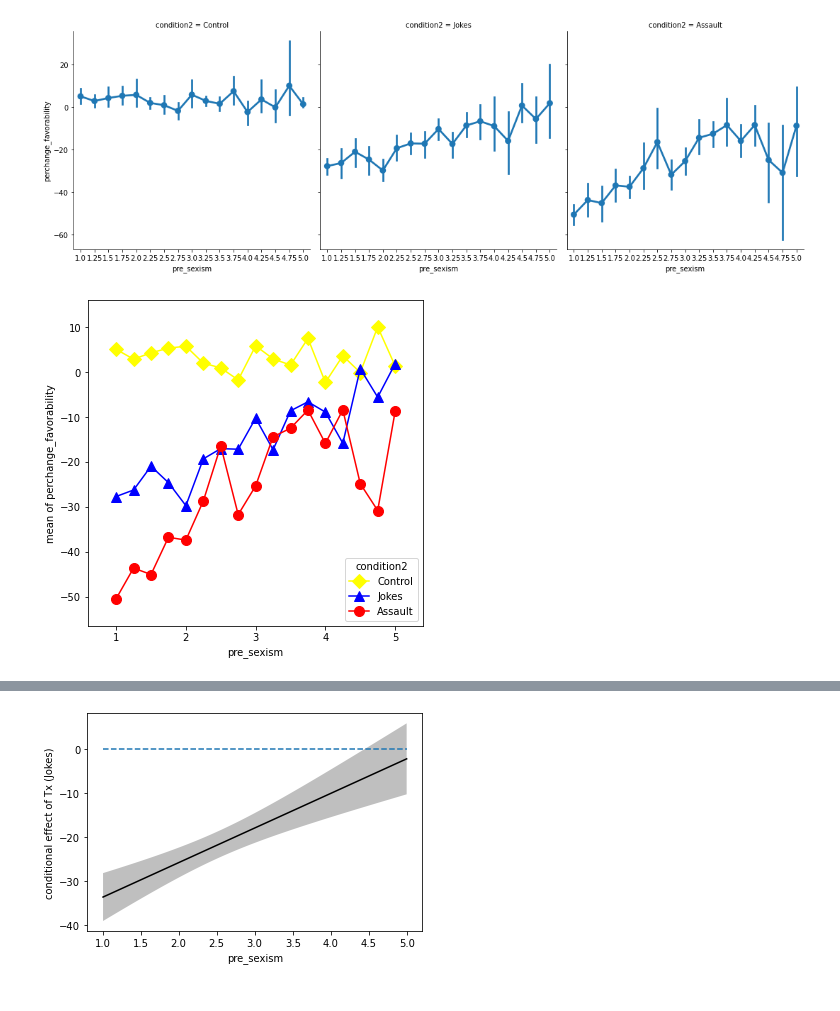
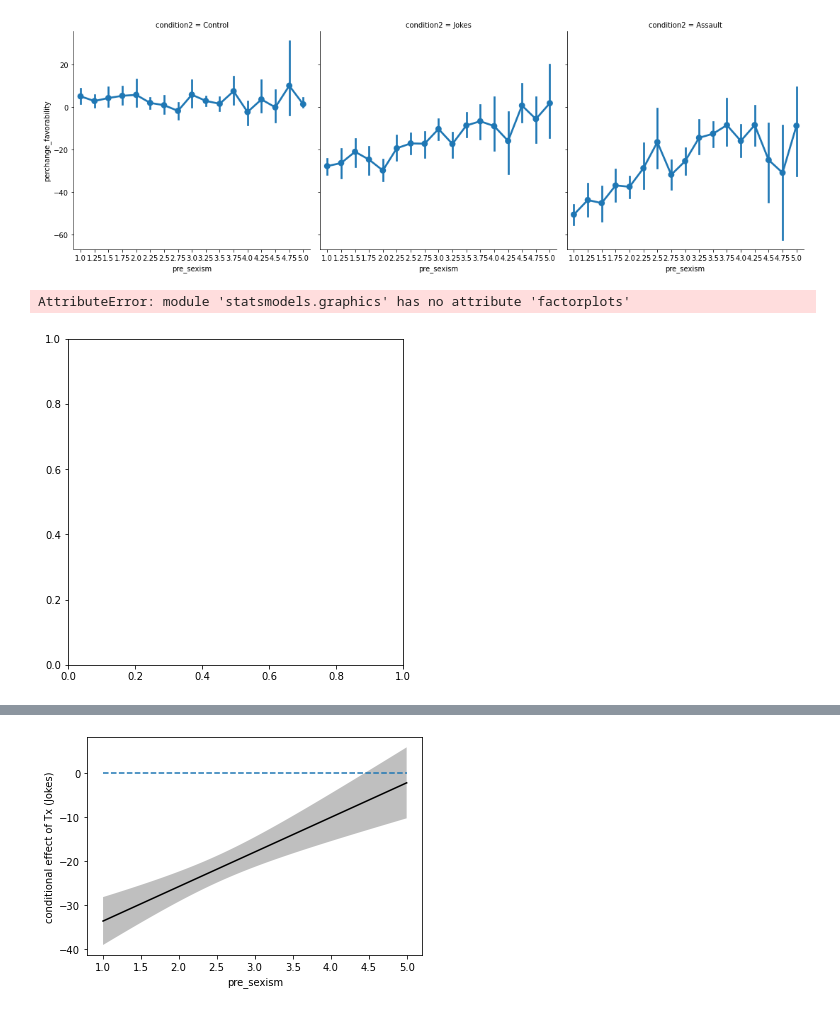
Before and after one commit to mattcingram/rep1_python, a Jupyter notebook: code/rep1_python.ipynb, the cells around one changed output, grey strips where cells are left out. Cells and saved outputs as stored; diff of their text form; code cells hidden in the pictures.

```diff
--- a/code/rep1_python.ipynb
+++ b/code/rep1_python.ipynb
@@ -905,11 +887,12 @@ sns.catplot(x="pre_sexism", y="perchange_favorability", col="condition2", kind="
 [figure]
 # %%
 fig, ax = plt.subplots(figsize=(6, 6))
-import statsmodels as sm
-fig = sm.graphics.factorplots.interaction_plot(x=df.pre_sexism, trace=df.condition2, response=df.perchange_favorability,
+import statsmodels
+fig = statsmodels.graphics.factorplots.interaction_plot(x=df.pre_sexism, trace=df.condition2, response=df.perchange_favorability,
                        colors=['yellow', 'blue', 'red'], markers=['D', '^', 'o'], ms=10, ax=ax)
 # %% [output]
+AttributeError: module 'statsmodels.graphics' has no attribute 'factorplots'
-[figure, old version]
+[figure, new version]
 # %%
 # calculate values of modifying var Z (here, pre_sexism)
 # df.pre_sexism.describe()
```
Also changed, not shown: parts of 25 cells of this notebook.
